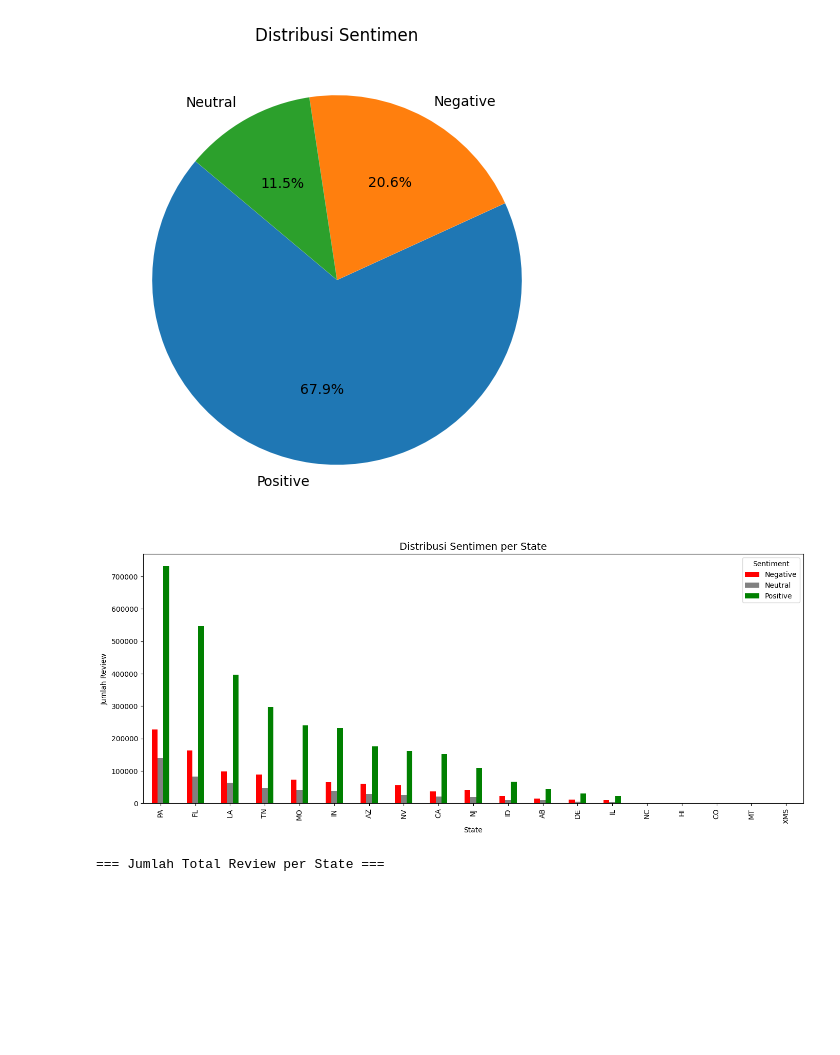
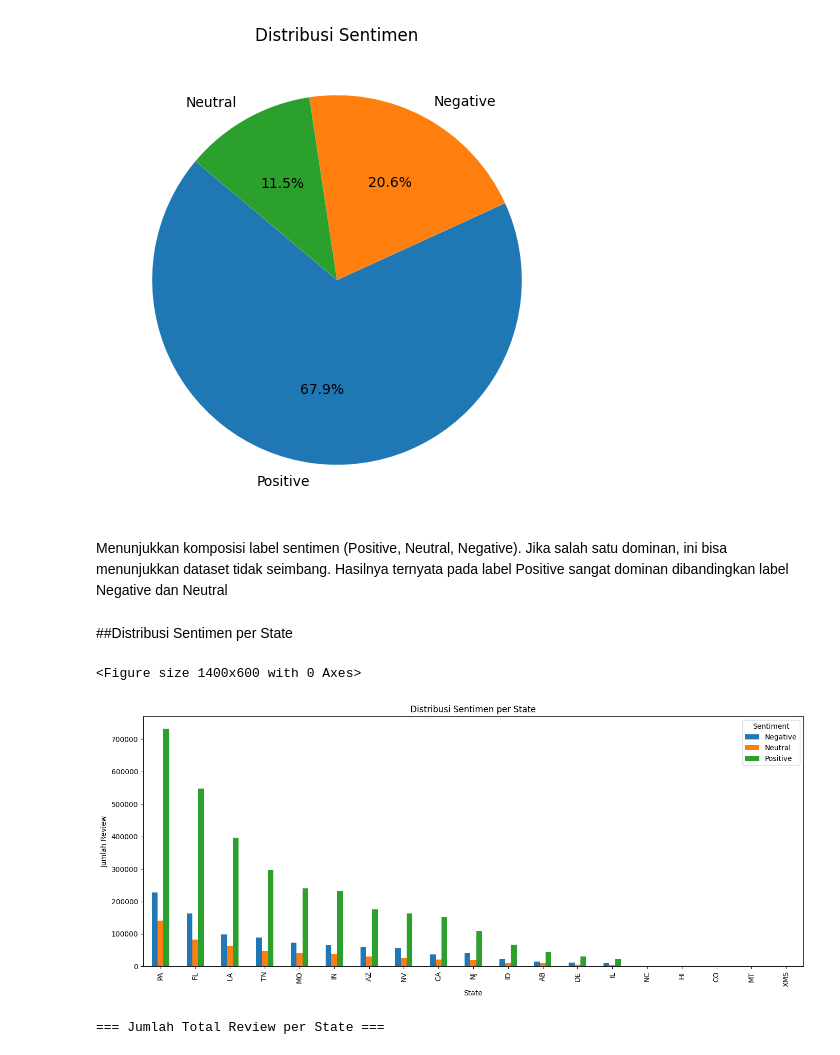
Before and after one commit to Jakij4ki/yelp-sentiment-analysis, a Jupyter notebook: EDA/Percobaan_EDA.ipynb, the cells around one changed output. Saved outputs shown, nothing was run; the diff lists cells and outputs as text; code cells hidden in the pictures; blank space fills up the shorter version.

```diff
--- a/EDA/Percobaan_EDA.ipynb
+++ b/EDA/Percobaan_EDA.ipynb
@@ -45,57 +60,46 @@ plt.title("Distribusi Sentimen")
 plt.show()
 # %% [output]
 [figure]
+# %% [markdown]
+Menunjukkan komposisi label sentimen (Positive, Neutral, Negative). Jika salah satu dominan, ini bisa menunjukkan dataset tidak seimbang. Hasilnya ternyata pada label Positive sangat dominan dibandingkan label Negative dan Neutral
+# %% [markdown]
+##Distribusi Sentimen per State
 # %%
-#1. Grouping bertahap untuk hemat memori
-grouped = []
+# Hitung jumlah review per state dan sentimen
+sentiment_per_state = (
+    df.groupby(["state", "sentiment_label"])
+      .size()
+      .reset_index(name="count")
+)
 
-for state in df["state"].unique():
-    sub_df = df[df["state"] == state]
-    g = sub_df.groupby("sentiment_label").size().reset_index(name="count")
-    g["state"] = state
-    grouped.append(g)
-
-sentiment_per_state = pd.concat(grouped, ignore_index=True)
-
-#2. Urutkan berdasarkan total review per state
+# Urutkan state berdasarkan total review terbanyak
 state_order = (
-    sentiment_per_state.groupby("state")["count"].sum()
+    sentiment_per_state.groupby("state")["count"]
+    .sum()
     .sort_values(ascending=False)
     .index
 )
-sentiment_per_state["state"] = pd.Categorical(
-    sentiment_per_state["state"], categories=state_order, ordered=True
-)
 
-#3. Buat tabel total per state
-total_per_state = (
-    sentiment_per_state.groupby("state")["count"]
-    .sum()
-    .reset_index()
-    .sort_values(by="count", ascending=False)
-)
-
-#4. Pivot untuk visualisasi
+# Plot bar chart
+plt.figure(figsize=(14,6))
 pivot_df = (
-    sentiment_per_state.pivot(index="state", columns="sentiment_label", values="count")
+    sentiment_per_state
+    .pivot(index="state", columns="sentiment_label", values="count")
     .fillna(0)
 )
+pivot_df = pivot_df.loc[state_order]  # urutkan
 
-#5. Plot hasil
-pivot_df.plot(
-    kind="bar", stacked=False, figsize=(14, 6),
-    color={"Positive": "green", "Neutral": "gray", "Negative": "red"}
-)
-
-plt.title("Distribusi Sentimen per State", fontsize=14)
+pivot_df.plot(kind="bar", stacked=False, figsize=(14,6))
+plt.title("Distribusi Sentimen per State")
 plt.xlabel("State")
 plt.ylabel("Jumlah Review")
 plt.legend(title="Sentiment")
 plt.xticks(rotation=90)
 plt.tight_layout()
 plt.show()
 # %% [output]
+<Figure size 1400x600 with 0 Axes>
-[figure, old version]
+[figure, new version]
 # %%
 print("=== Jumlah Total Review per State ===")
 display(total_per_state.style.set_properties(**{'text-align': 'center'})
```
Also changed, not shown: parts of 11 cells of this notebook.
